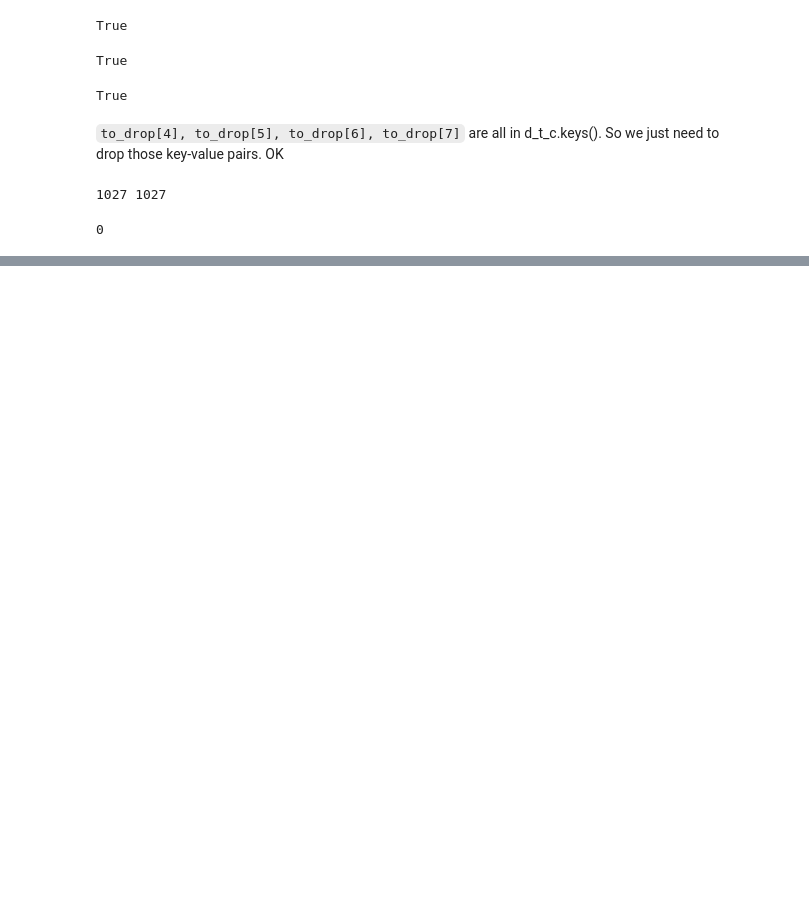
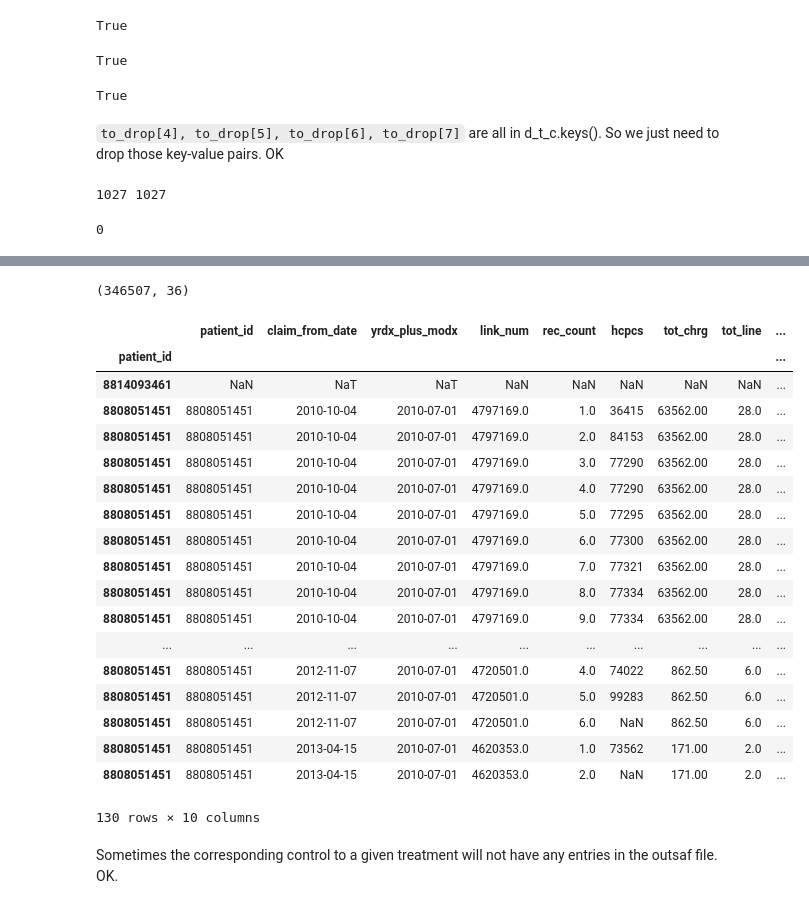
Before and after one commit to doolingdavid/IBA, a Jupyter notebook: costofcare_outsat_load.ipynb, the cells around one changed output, grey strips where cells are left out. Cells and saved outputs as stored; diff of their text form; code cells hidden in the pictures; blank space fills up the shorter version.

```diff
--- a/costofcare_outsat_load.ipynb
+++ b/costofcare_outsat_load.ipynb
@@ -244,0 +324,6 @@ df_all_good_indices['month1'].isnull().sum()  # should be zero
+# %%
+dh.shape
+# %% [output]
+(346507, 36)
+# %%
+dh = dh[(dh.claim_from_date >= dh.yrdx_plus_modx)]
@@ -244,0 +333,24 @@ df_all_good_indices['month1'].isnull().sum()  # should be zero
+# %%
+dh[krazykols].loc[[list(goodcontrolindices)[0],list(goodtreatmentindices)[0]]]
+# %% [output]
+|  | patient_id | claim_from_date | yrdx_plus_modx | link_num | rec_count | hcpcs | tot_chrg | tot_line | ... |
+| patient_id |  |  |  |  |  |  |  |  | ... |
+| 8814093461 | NaN | NaT | NaT | NaN | NaN | NaN | NaN | NaN | ... |
+| 8808051451 | 8808051451 | 2010-10-04 | 2010-07-01 | 4797169.0 | 1.0 | 36415 | 63562.00 | 28.0 | ... |
+| 8808051451 | 8808051451 | 2010-10-04 | 2010-07-01 | 4797169.0 | 2.0 | 84153 | 63562.00 | 28.0 | ... |
+| 8808051451 | 8808051451 | 2010-10-04 | 2010-07-01 | 4797169.0 | 3.0 | 77290 | 63562.00 | 28.0 | ... |
+| 8808051451 | 8808051451 | 2010-10-04 | 2010-07-01 | 4797169.0 | 4.0 | 77290 | 63562.00 | 28.0 | ... |
+| 8808051451 | 8808051451 | 2010-10-04 | 2010-07-01 | 4797169.0 | 5.0 | 77295 | 63562.00 | 28.0 | ... |
+| 8808051451 | 8808051451 | 2010-10-04 | 2010-07-01 | 4797169.0 | 6.0 | 77300 | 63562.00 | 28.0 | ... |
+| 8808051451 | 8808051451 | 2010-10-04 | 2010-07-01 | 4797169.0 | 7.0 | 77321 | 63562.00 | 28.0 | ... |
+| 8808051451 | 8808051451 | 2010-10-04 | 2010-07-01 | 4797169.0 | 8.0 | 77334 | 63562.00 | 28.0 | ... |
+| 8808051451 | 8808051451 | 2010-10-04 | 2010-07-01 | 4797169.0 | 9.0 | 77334 | 63562.00 | 28.0 | ... |
+| ... | ... | ... | ... | ... | ... | ... | ... | ... | ... |
+| 8808051451 | 8808051451 | 2012-11-07 | 2010-07-01 | 4720501.0 | 4.0 | 74022 | 862.50 | 6.0 | ... |
+| 8808051451 | 8808051451 | 2012-11-07 | 2010-07-01 | 4720501.0 | 5.0 | 99283 | 862.50 | 6.0 | ... |
+| 8808051451 | 8808051451 | 2012-11-07 | 2010-07-01 | 4720501.0 | 6.0 | NaN | 862.50 | 6.0 | ... |
+| 8808051451 | 8808051451 | 2013-04-15 | 2010-07-01 | 4620353.0 | 1.0 | 73562 | 171.00 | 2.0 | ... |
+| 8808051451 | 8808051451 | 2013-04-15 | 2010-07-01 | 4620353.0 | 2.0 | NaN | 171.00 | 2.0 | ... |
+130 rows × 10 columns
+# %% [markdown]
+Sometimes the corresponding control to a given treatment will not have any entries in the outsaf file. OK.
```
Also changed, not shown: parts of 31 cells of this notebook.
